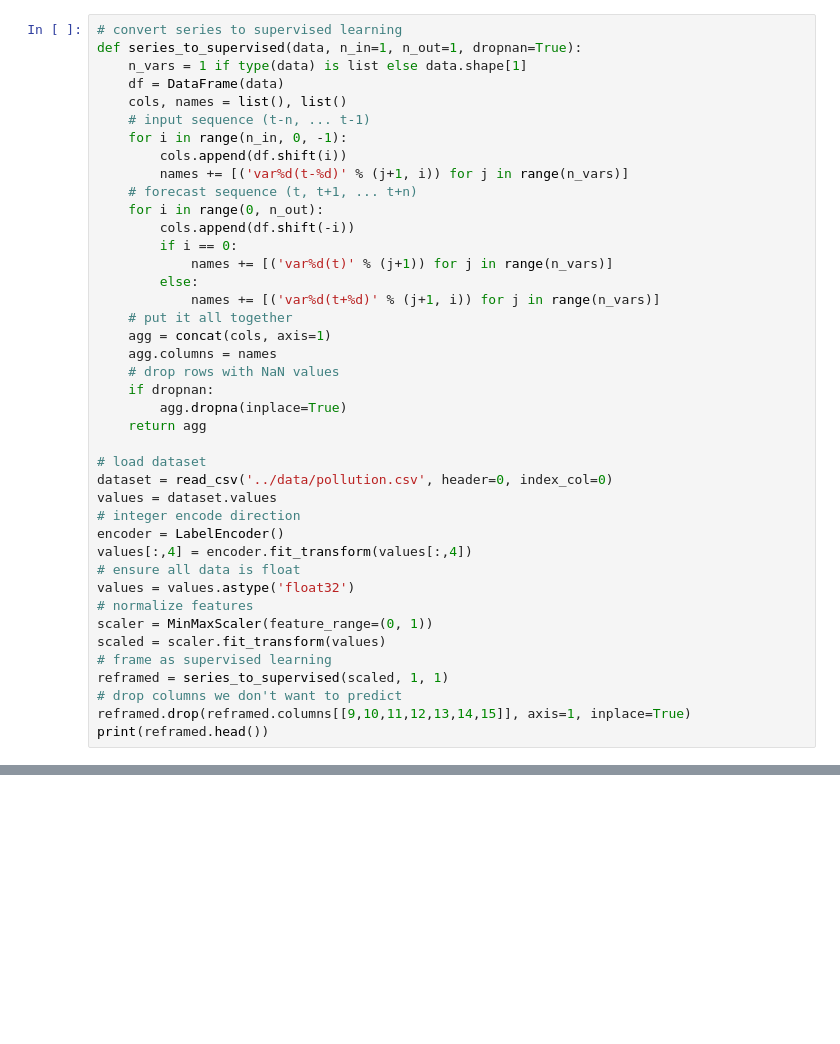
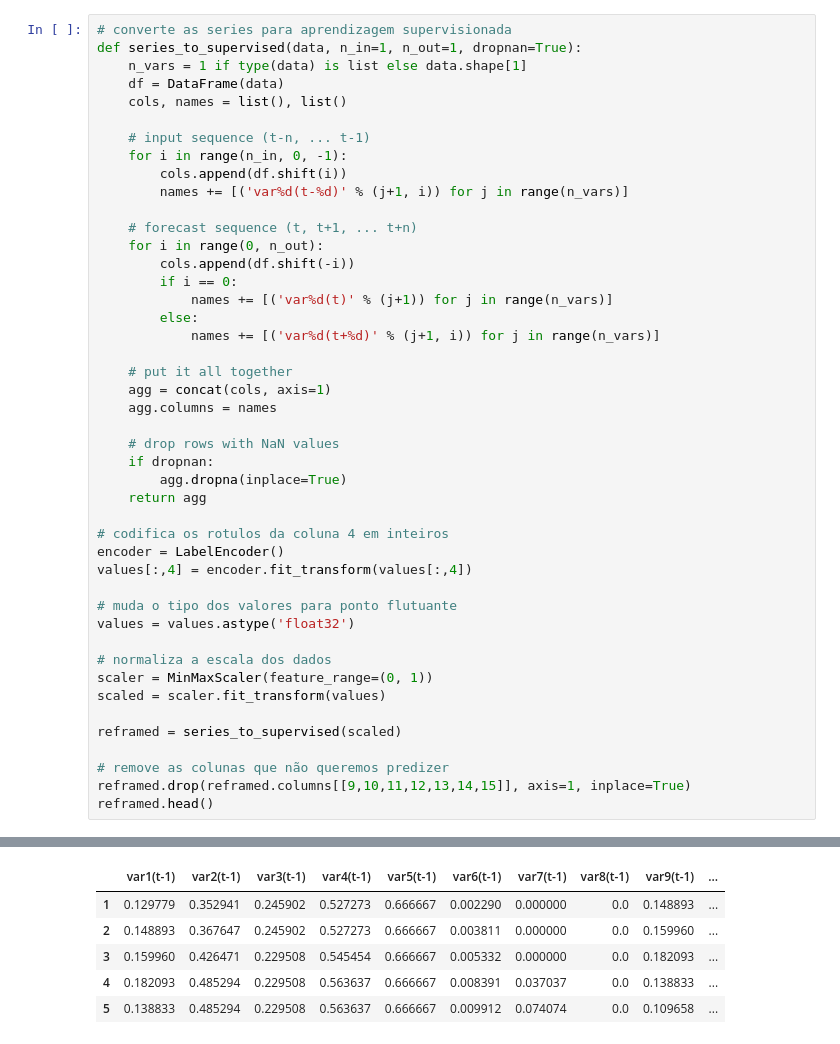
Before and after one commit to icaromourao/Multivariate-Time-Series-Forecasting, a Jupyter notebook: notebooks/Forecast.ipynb, the cells around one changed output, grey strips where cells are left out. Saved outputs shown, nothing was run; the diff lists cells and outputs as text; blank space fills up the shorter version.

```diff
--- a/notebooks/Forecast.ipynb
+++ b/notebooks/Forecast.ipynb
@@ -68,42 +76,46 @@ pyplot.show()
 # %%
-# convert series to supervised learning
+# converte as series para aprendizagem supervisionada
 def series_to_supervised(data, n_in=1, n_out=1, dropnan=True):
-	n_vars = 1 if type(data) is list else data.shape[1]
-	df = DataFrame(data)
-	cols, names = list(), list()
-	# input sequence (t-n, ... t-1)
-	for i in range(n_in, 0, -1):
-		cols.append(df.shift(i))
-		names += [('var%d(t-%d)' % (j+1, i)) for j in range(n_vars)]
-	# forecast sequence (t, t+1, ... t+n)
-	for i in range(0, n_out):
-		cols.append(df.shift(-i))
-		if i == 0:
-			names += [('var%d(t)' % (j+1)) for j in range(n_vars)]
-		else:
-			names += [('var%d(t+%d)' % (j+1, i)) for j in range(n_vars)]
-	# put it all together
-	agg = concat(cols, axis=1)
-	agg.columns = names
-	# drop rows with NaN values
-	if dropnan:
-		agg.dropna(inplace=True)
-	return agg
+    n_vars = 1 if type(data) is list else data.shape[1]
+    df = DataFrame(data)
+    cols, names = list(), list()
 
-# load dataset
-dataset = read_csv('../data/pollution.csv', header=0, index_col=0)
-values = dataset.values
-# integer encode direction
+    # input sequence (t-n, ... t-1)
+    for i in range(n_in, 0, -1):
+        cols.append(df.shift(i))
+        names += [('var%d(t-%d)' % (j+1, i)) for j in range(n_vars)]
+
+    # forecast sequence (t, t+1, ... t+n)
+    for i in range(0, n_out):
+        cols.append(df.shift(-i))
+        if i == 0:
+            names += [('var%d(t)' % (j+1)) for j in range(n_vars)]
+        else:
+            names += [('var%d(t+%d)' % (j+1, i)) for j in range(n_vars)]
+
+    # put it all together
+    agg = concat(cols, axis=1)
+    agg.columns = names
+
+    # drop rows with NaN values
+    if dropnan:
+        agg.dropna(inplace=True)
+    return agg
+
+# codifica os rotulos da coluna 4 em inteiros
 encoder = LabelEncoder()
 values[:,4] = encoder.fit_transform(values[:,4])
-# ensure all data is float
+
+# muda o tipo dos valores para ponto flutuante
 values = values.astype('float32')
-# normalize features
+
+# normaliza a escala dos dados
 scaler = MinMaxScaler(feature_range=(0, 1))
 scaled = scaler.fit_transform(values)
-# frame as supervised learning
-reframed = series_to_supervised(scaled, 1, 1)
-# drop columns we don't want to predict
+
+reframed = series_to_supervised(scaled)
+
+# remove as colunas que não queremos predizer
 reframed.drop(reframed.columns[[9,10,11,12,13,14,15]], axis=1, inplace=True)
-print(reframed.head())
+reframed.head()
 # %% [output]
@@ -123 +122,7 @@ print(reframed.head())
+|  | var1(t-1) | var2(t-1) | var3(t-1) | var4(t-1) | var5(t-1) | var6(t-1) | var7(t-1) | var8(t-1) | var9(t-1) | ... |
+| 1 | 0.129779 | 0.352941 | 0.245902 | 0.527273 | 0.666667 | 0.002290 | 0.000000 | 0.0 | 0.148893 | ... |
+| 2 | 0.148893 | 0.367647 | 0.245902 | 0.527273 | 0.666667 | 0.003811 | 0.000000 | 0.0 | 0.159960 | ... |
+| 3 | 0.159960 | 0.426471 | 0.229508 | 0.545454 | 0.666667 | 0.005332 | 0.000000 | 0.0 | 0.182093 | ... |
+| 4 | 0.182093 | 0.485294 | 0.229508 | 0.563637 | 0.666667 | 0.008391 | 0.037037 | 0.0 | 0.138833 | ... |
+| 5 | 0.138833 | 0.485294 | 0.229508 | 0.563637 | 0.666667 | 0.009912 | 0.074074 | 0.0 | 0.109658 | ... |
 # %%
```
Also changed, not shown: parts of 9 cells of this notebook.
